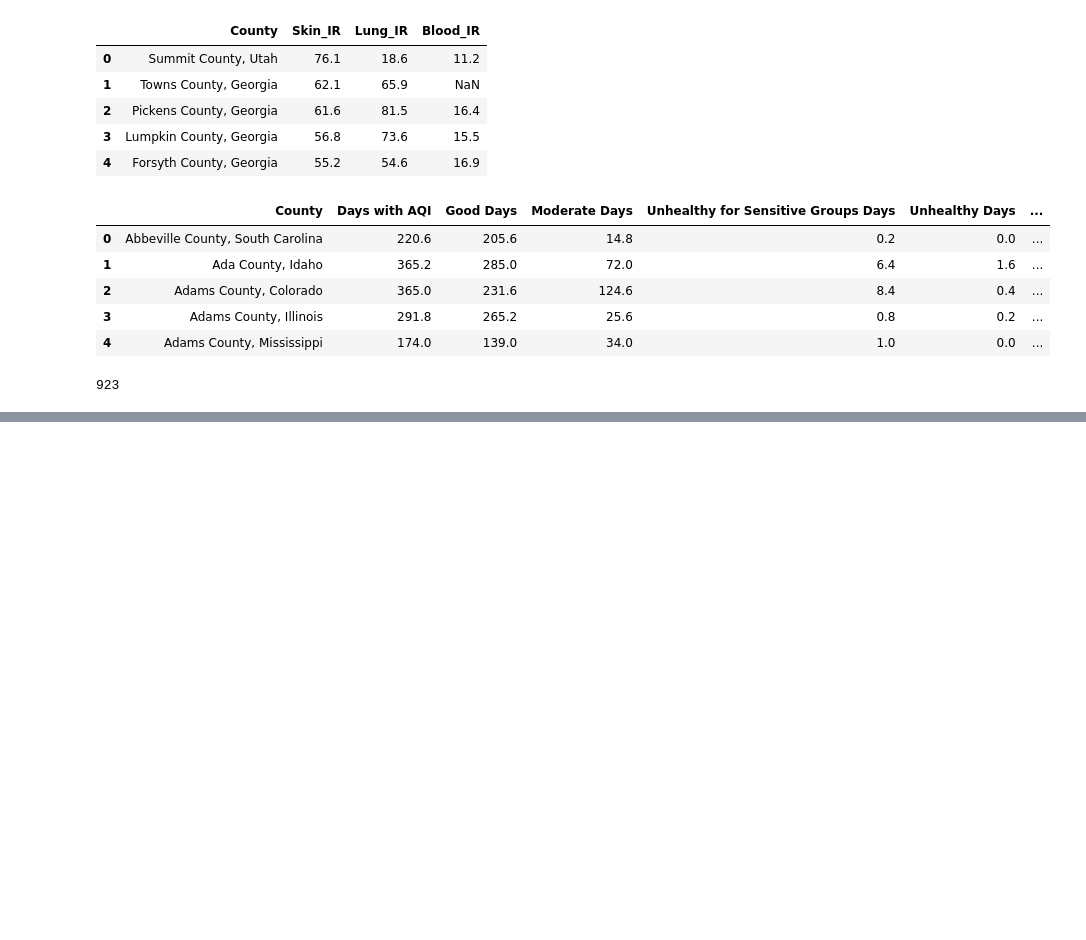
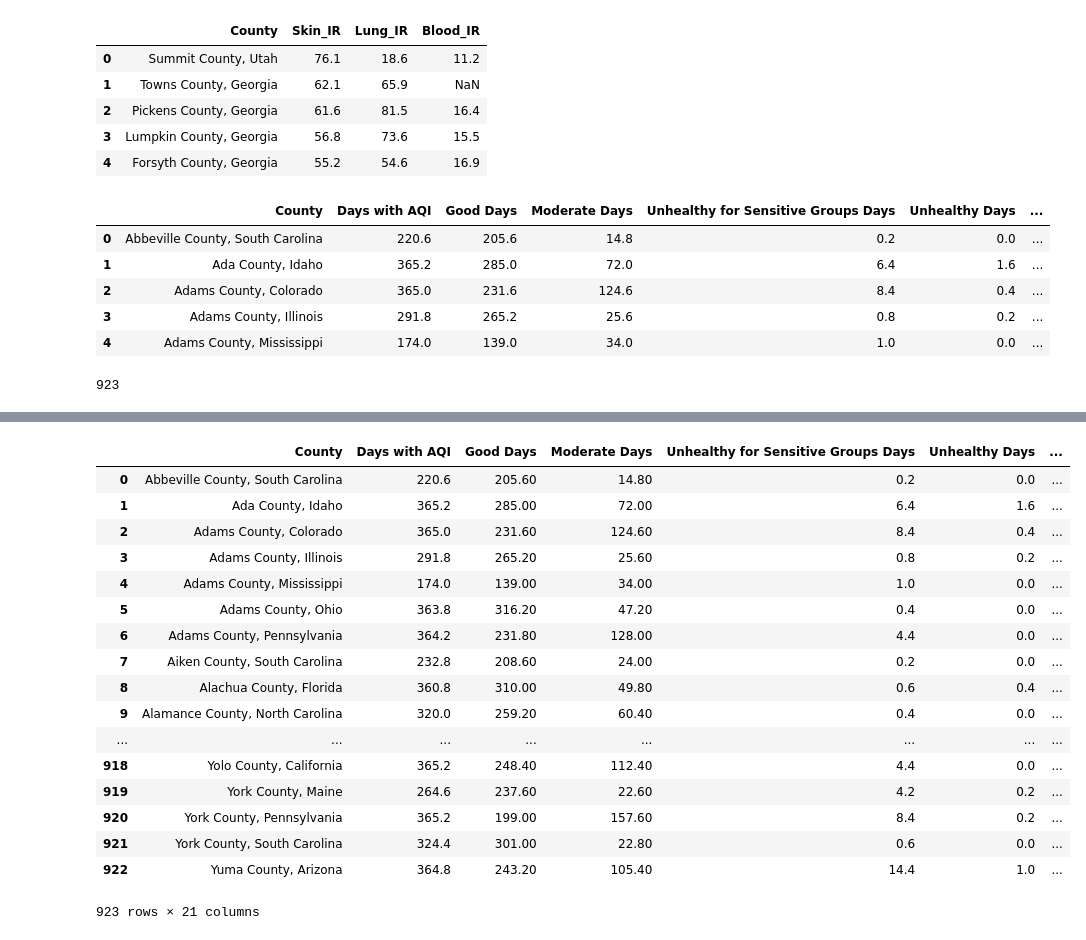
Before and after one commit to PetraLee2019/The-Effect-of-Air-Pollution-and-Smoking-on-Cancer-and-Stroke-Incidence-Rates, a Jupyter notebook: PS_updated_cancer_pollution.ipynb, the cells around one changed output, grey strips where cells are left out. Saved outputs shown, nothing was run; the diff lists cells and outputs as text; code cells hidden in the pictures; blank space fills up the shorter version.

```diff
--- a/PS_updated_cancer_pollution.ipynb
+++ b/PS_updated_cancer_pollution.ipynb
@@ -266 +277,24 @@ final_df.corr()
+# %%
+df_stroke = pd.read_csv("Stroke Data Merge.csv", encoding = 'ISO-8859-1')
+final_df = pd.merge(final_df, df_stroke, on='County')
+final_df
+# %% [output]
+|  | County | Days with AQI | Good Days | Moderate Days | Unhealthy for Sensitive Groups Days | Unhealthy Days | ... |
+| 0 | Abbeville County, South Carolina | 220.6 | 205.60 | 14.80 | 0.2 | 0.0 | ... |
+| 1 | Ada County, Idaho | 365.2 | 285.00 | 72.00 | 6.4 | 1.6 | ... |
+| 2 | Adams County, Colorado | 365.0 | 231.60 | 124.60 | 8.4 | 0.4 | ... |
+| 3 | Adams County, Illinois | 291.8 | 265.20 | 25.60 | 0.8 | 0.2 | ... |
+| 4 | Adams County, Mississippi | 174.0 | 139.00 | 34.00 | 1.0 | 0.0 | ... |
+| 5 | Adams County, Ohio | 363.8 | 316.20 | 47.20 | 0.4 | 0.0 | ... |
+| 6 | Adams County, Pennsylvania | 364.2 | 231.80 | 128.00 | 4.4 | 0.0 | ... |
+| 7 | Aiken County, South Carolina | 232.8 | 208.60 | 24.00 | 0.2 | 0.0 | ... |
+| 8 | Alachua County, Florida | 360.8 | 310.00 | 49.80 | 0.6 | 0.4 | ... |
+| 9 | Alamance County, North Carolina | 320.0 | 259.20 | 60.40 | 0.4 | 0.0 | ... |
+| ... | ... | ... | ... | ... | ... | ... | ... |
+| 918 | Yolo County, California | 365.2 | 248.40 | 112.40 | 4.4 | 0.0 | ... |
+| 919 | York County, Maine | 264.6 | 237.60 | 22.60 | 4.2 | 0.2 | ... |
+| 920 | York County, Pennsylvania | 365.2 | 199.00 | 157.60 | 8.4 | 0.2 | ... |
+| 921 | York County, South Carolina | 324.4 | 301.00 | 22.80 | 0.6 | 0.0 | ... |
+| 922 | Yuma County, Arizona | 364.8 | 243.20 | 105.40 | 14.4 | 1.0 | ... |
+923 rows × 21 columns
 # %%
```
Also changed, not shown: parts of 16 cells of this notebook, 1 other file.
